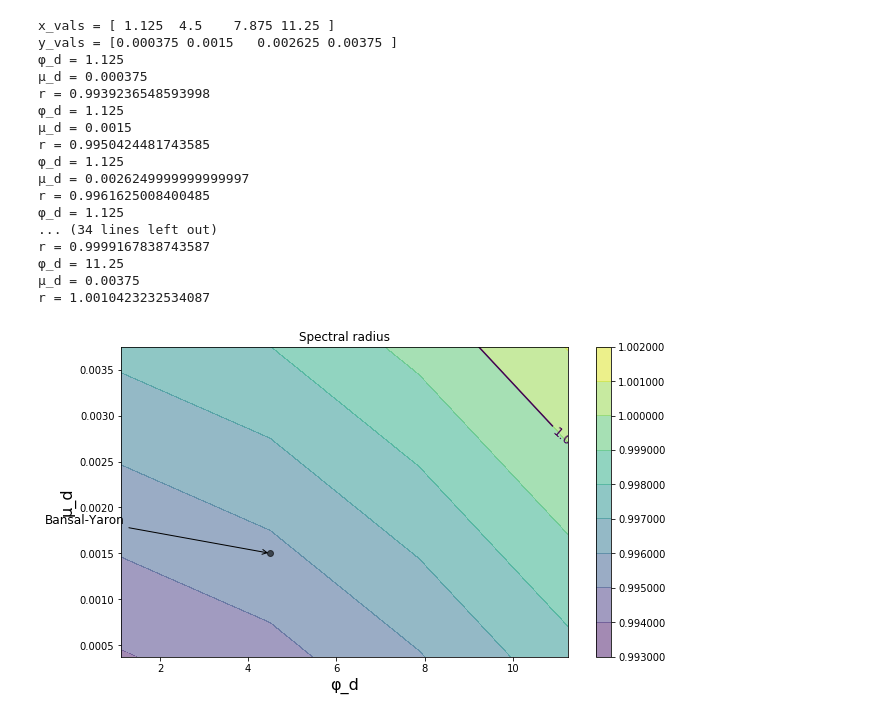
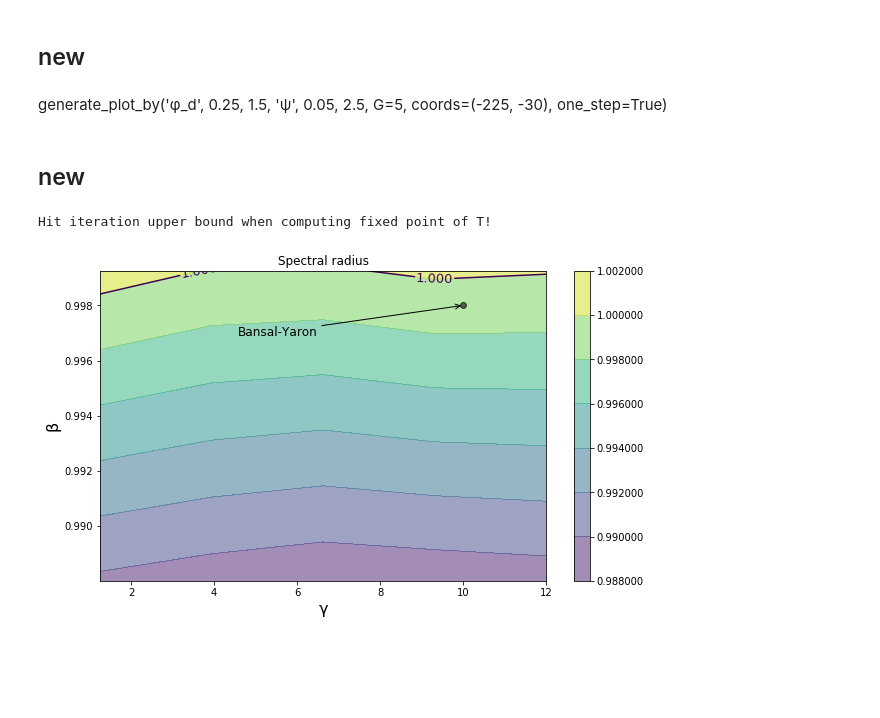
Before and after one commit to lnsongxf/asset_pricing_public, a Jupyter notebook: ez_code/python/sandpit2.ipynb, the cells around one changed output. Cells and saved outputs as stored; diff of their text form; code cells hidden in the pictures; blank space fills up the shorter version.

```diff
--- a/ez_code/python/sandpit2.ipynb
+++ b/ez_code/python/sandpit2.ipynb
@@ -2,24 +2,18 @@
 from by_model import BY
 # %%
 from stability_plots import generate_plot_by
-# %%
-generate_plot_by('φ_d', 0.25, 2.5, 'μ_d', 0.25, 2.5, G=4)
-# %% [output]
-x_vals = [ 1.125  4.5    7.875 11.25 ]
-y_vals = [0.000375 0.0015   0.002625 0.00375 ]
-φ_d = 1.125
-μ_d = 0.000375
-r = 0.9939236548593998
-φ_d = 1.125
-μ_d = 0.0015
-r = 0.9950424481743585
-φ_d = 1.125
-μ_d = 0.0026249999999999997
-r = 0.9961625008400485
-φ_d = 1.125
-... (34 lines left out)
-r = 0.9999167838743587
-φ_d = 11.25
-μ_d = 0.00375
-r = 1.0010423232534087
-[figure, removed]
+# %% [markdown]
+## new
+# %% [markdown]
+generate_plot_by('φ_d', 0.25, 1.5, 'ψ', 0.05, 2.5, G=5,
+                 coords=(-225, -30), one_step=True)
+# %% [markdown]
+## new
+# %%
+generate_plot_by('γ', 0.125, 1.2,
+                 'β', 0.99, 1.00125,
+                 coords=(-225, -30),
+                 G=5)
+# %% [output]
+Hit iteration upper bound when computing fixed point of T!
+[figure, added]
```
Also changed, not shown: parts of 18 cells of this notebook, 22 other files.
